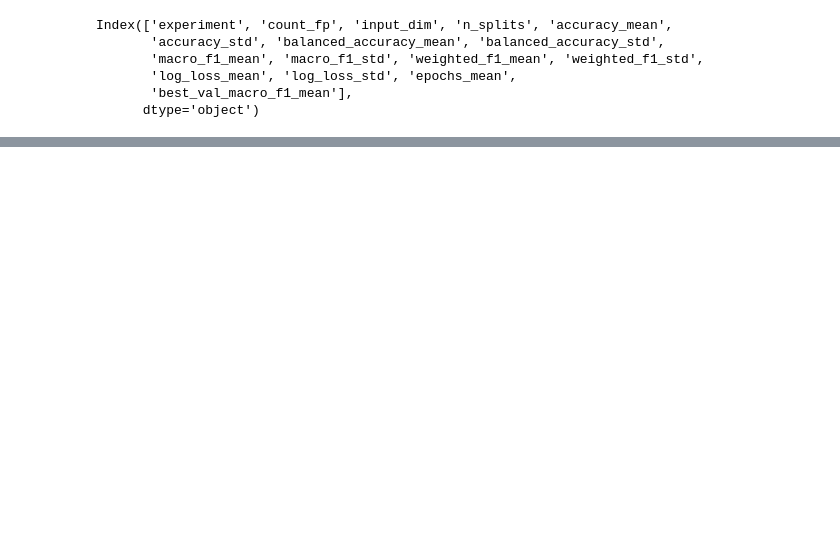
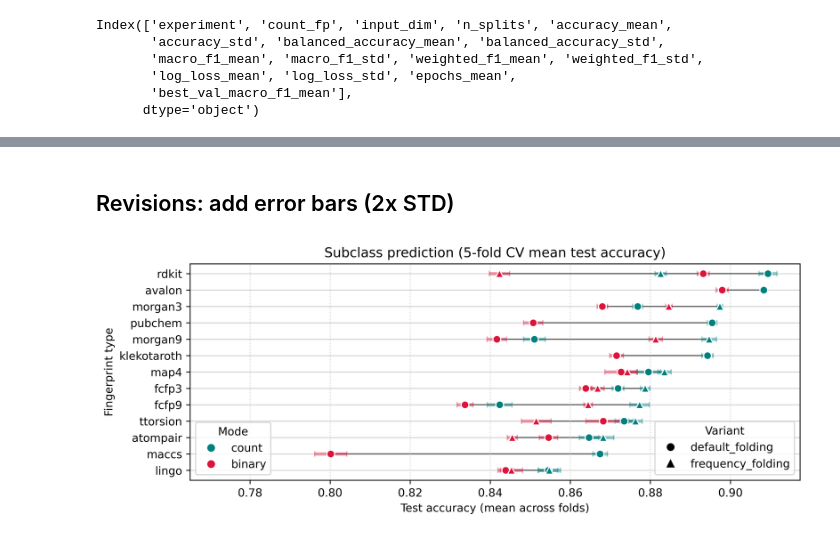
Before and after one commit to florian-huber/molecular_fingerprint_comparisons, a Jupyter notebook: notebooks/fingerprint_analysis_class_prediction_ability_deeper_model.ipynb, the cells around one changed output, grey strips where cells are left out. Cells and saved outputs as stored; diff of their text form; code cells hidden in the pictures; blank space fills up the shorter version.

```diff
--- a/notebooks/fingerprint_analysis_class_prediction_ability_deeper_model.ipynb
+++ b/notebooks/fingerprint_analysis_class_prediction_ability_deeper_model.ipynb
@@ -1476,0 +1507,2 @@ plt.show()
+# %% [markdown]
+## Revisions: add error bars (2x STD)
@@ -1477,3 +1835,69 @@ plt.show()
+# %%
+# Build plotting columns
+summary_df[["fingerprint_type", "mode", "marker_group", "connect_group"]] = summary_df["experiment"].apply(
+    lambda x: pd.Series(split_type_and_variant(x))
+)
+
+# Use k-fold mean accuracy now
+plot_df = summary_df.loc[mask, ["fingerprint_type", "accuracy_mean", "accuracy_std",
+                               "mode", "marker_group", "connect_group"]].copy()
+
+# Keep naming you like
+plot_df["marker_group"] = (
+    plot_df["marker_group"]
+    #.str.replace("collision_free", "frequency_folding", regex=False)
+    .replace("base", "default_folding")
+)
+
+# Order rows by best accuracy per fingerprint type (using mean)
+order = (
+    plot_df.groupby("fingerprint_type")["accuracy_mean"]
+    .max()
+    .sort_values(ascending=True)
+    .index
+    .tolist()
+)
+
+SETTING_COLORS_2 = {
+    "binary": "crimson",
+    "count": "teal",
+    "other": "gray",
+}
+
+MARKERS_2 = {
+    "default_folding": "o",
+    "frequency_folding": "^",
+}
+
+# Cleveland dot plot (mean accuracy)
+fig, ax = cleveland_dotplot(
+    row=plot_df["fingerprint_type"].tolist(),
+    x=plot_df["accuracy_mean"].to_numpy(),
+    std=plot_df["accuracy_std"].to_numpy(),
+    color_group=plot_df["mode"].tolist(),
+    marker_group=plot_df["marker_group"].tolist(),
+    connect_group=plot_df["connect_group"].tolist(),
+    connect=False,
+    #row_range=False,
+    row_order=order[::-1],
+    title="Subclass prediction (5-fold CV mean test accuracy)",
+    xlabel="Test accuracy (mean across folds)",
+    color_map=SETTING_COLORS_2,
+    marker_map=MARKERS_2,
+    marker_legend_title="Variant",
+    color_legend_title="Mode",
+)
+
+
+ax.set_ylabel("Fingerprint type")
+ax.invert_yaxis()
+plt.xlim(0.765)
+plt.tight_layout()
+plt.savefig("subclass_prediction_ability_wo_biosynfoni_deeper_model_v4.png", dpi=300)
+plt.savefig("subclass_prediction_ability_wo_biosynfoni_deeper_model_v4.pdf")
+plt.show()
+# %% [output]
+[figure, added]
 # %%
 mask = ["morgan2" not in x for x in summary_df.experiment]
 # %%
```
Also changed, not shown: parts of 19 cells of this notebook.
